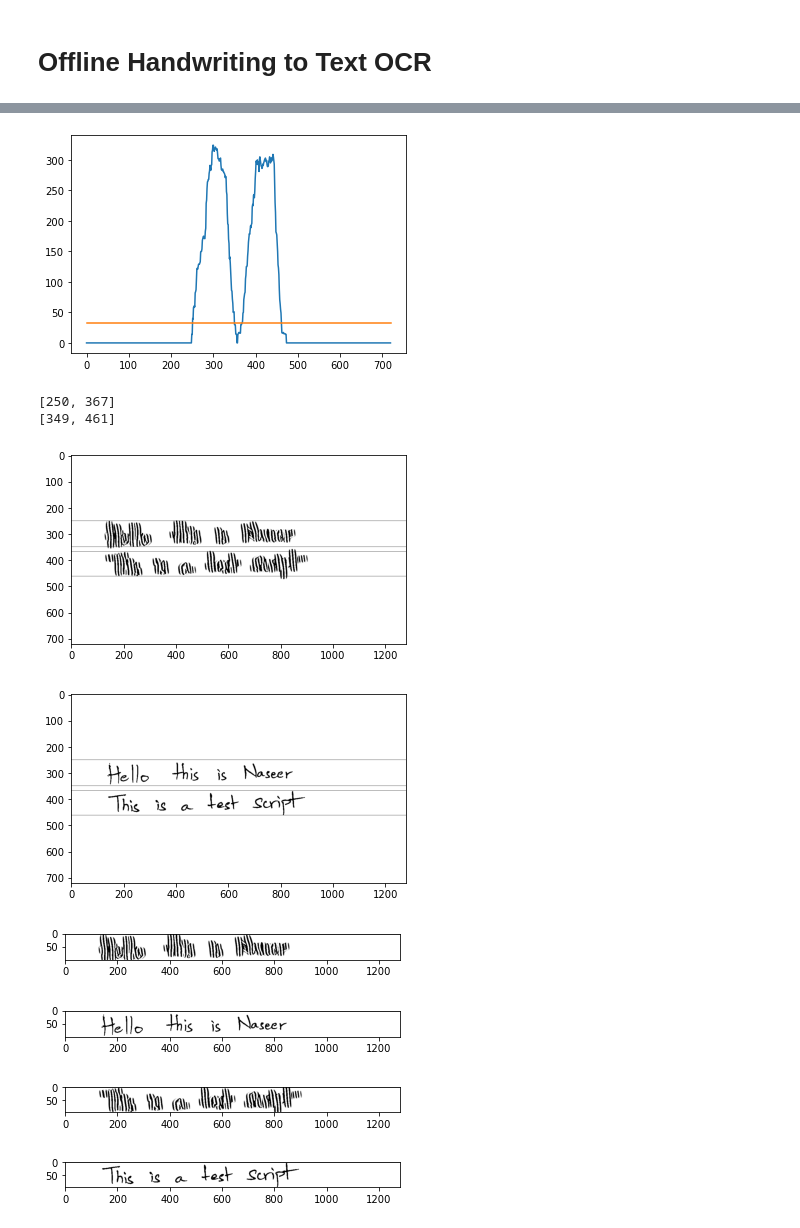
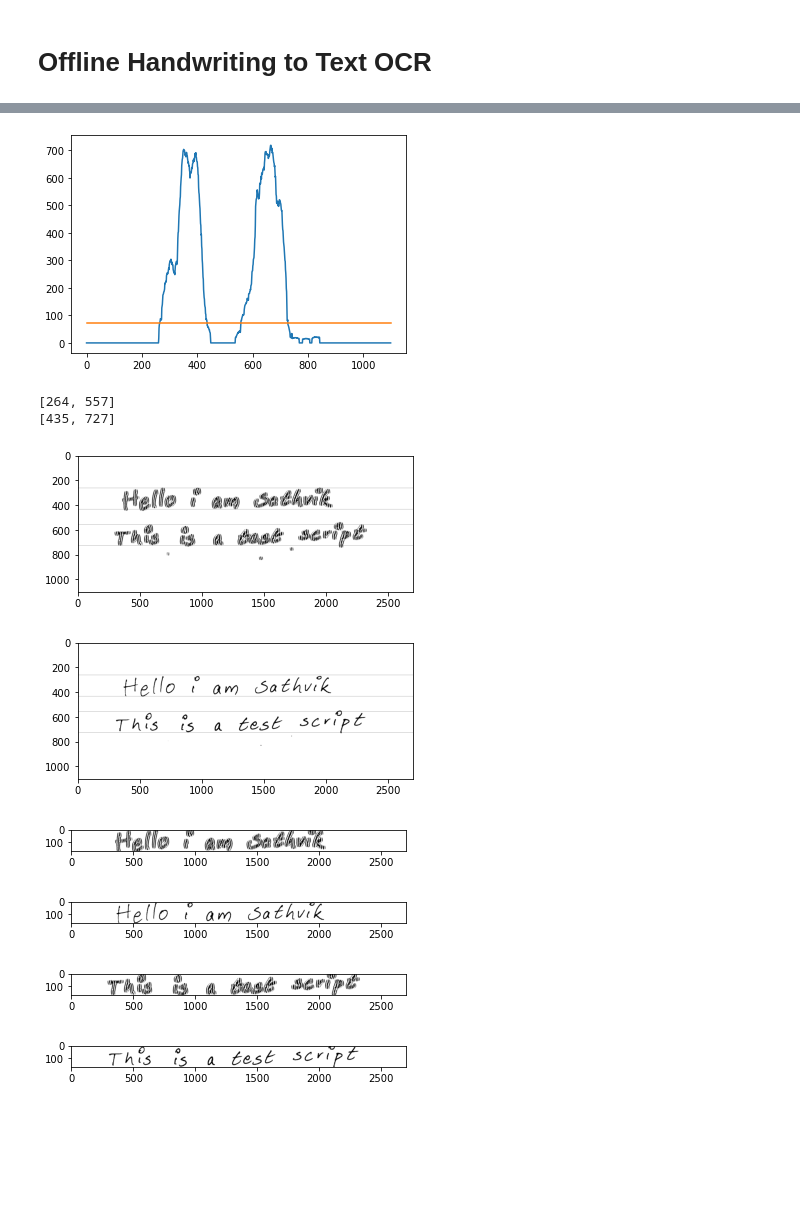
Before and after one commit to MdNaseerHussain/IVP-Term-Project-OCR, a Jupyter notebook: OCR.ipynb, the cells around one changed output, grey strips where cells are left out. Saved outputs shown, nothing was run; the diff lists cells and outputs as text; code cells hidden in the pictures; blank space fills up the shorter version.

```diff
--- a/OCR.ipynb
+++ b/OCR.ipynb
@@ -5,7 +5,7 @@ import cv2
 import matplotlib.pyplot as plt
 import numpy as np
 from math import inf
-image = cv2.imread('Naseer_spaced.jpg')
+image = cv2.imread('Sathvik_spaced.jpg')
 # %%
 # Convert image to binary 0-1 image using Otsu's threshold
 gray = cv2.cvtColor(image, cv2.COLOR_BGR2GRAY)
@@ -83,42 +83,44 @@ for i in range(len(uppers)):
 uppers = [uppers[i] for i in range(len(uppers)) if uppers[i] != 0]
 lowers = [lowers[i] for i in range(len(lowers)) if lowers[i] != 0]
 print(uppers)
 print(lowers)
 
 # Draw the text lines
 page = img
 original_page = original_img
 for y in uppers:
     cv2.line(page, (0, y), (W, y), (255, 255, 255), 1)
     cv2.line(original_page, (0, y), (W, y), (255, 255, 255), 1)
 for y in lowers:
     cv2.line(page, (0, y), (W, y), (255, 255, 255), 1)
     cv2.line(original_page, (0, y), (W, y), (255, 255, 255), 1)
 plt.imshow(page, cmap=plt.get_cmap('binary'))
 plt.show()
 plt.imshow(original_page, cmap=plt.get_cmap('binary'))
 plt.show()
 
 # Extract the text lines
 text_lines = []
 original_text_lines = []
+coloured_text_lines = []
 for i in range(len(uppers)):
     text_lines.append(img[uppers[i]:lowers[i], 0:W])
     original_text_lines.append(original_img[uppers[i]:lowers[i], 0:W])
+    coloured_text_lines.append(image[uppers[i]:lowers[i], 0:W])
     plt.imshow(text_lines[i], cmap=plt.get_cmap('binary'))
     plt.show()
     plt.imshow(original_text_lines[i], cmap=plt.get_cmap('binary'))
     plt.show()
 # %% [output]
-[figure, old version]
+[figure, new version]
-[250, 367]
-[349, 461]
+[264, 557]
+[435, 727]
-[figure, old version]
+[figure, new version]
-[figure, old version]
+[figure, new version]
-[figure, old version]
+[figure, new version]
-[figure, old version]
+[figure, new version]
-[figure, old version]
+[figure, new version]
-[figure, old version]
+[figure, new version]
 # %%
 # Draw the words for each text line using horizontal histogram projection
 words = []
```
Also changed, not shown: parts of 6 cells of this notebook, 5 other files.
